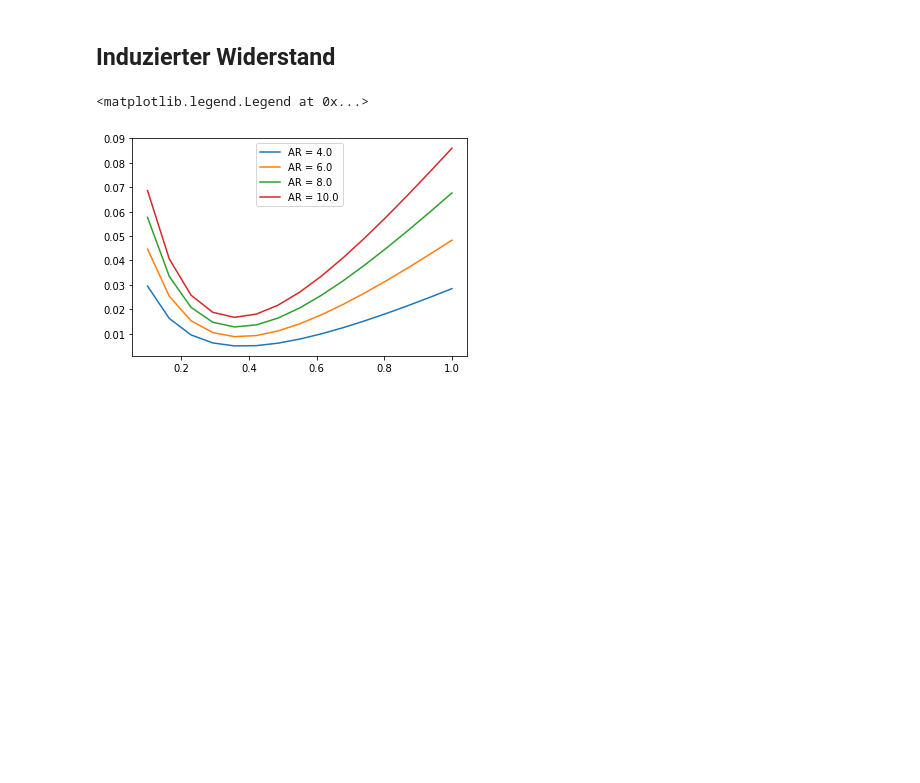
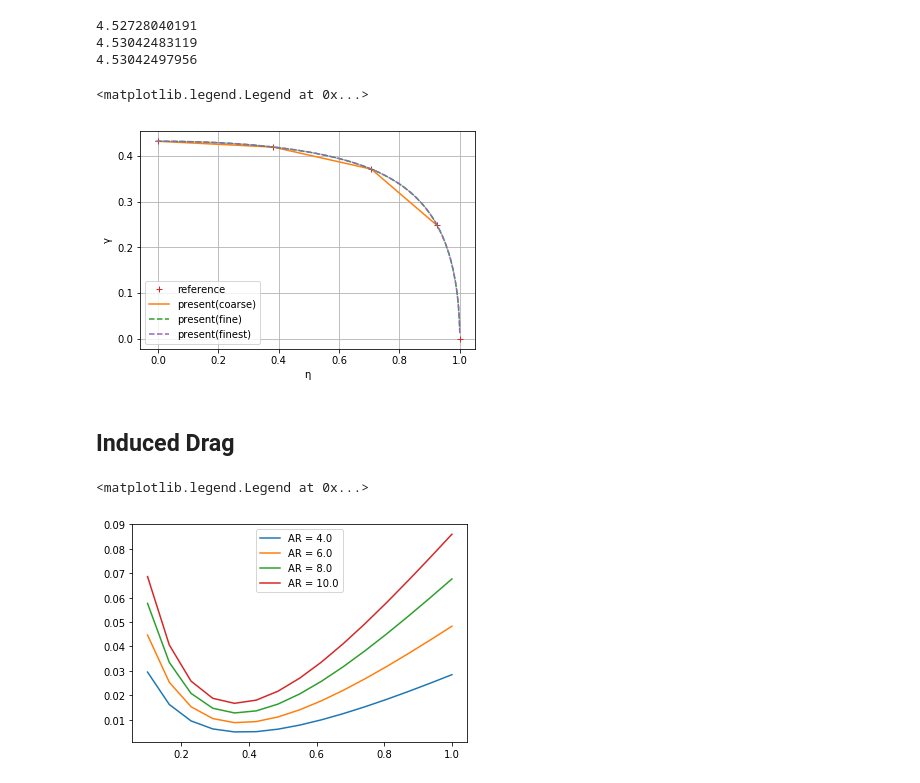
Before and after one commit to akafliegdarmstadt/wingstructure, a Jupyter notebook: examples/Validation_MulthoppMethod.ipynb, the cells around one changed output. Cells and saved outputs as stored; diff of their text form; code cells hidden in the pictures; blank space fills up the shorter version.

Commit message:
update multhopp validation

```diff
--- a/examples/Validation_MulthoppMethod.ipynb
+++ b/examples/Validation_MulthoppMethod.ipynb
@@ -58,3 +13,74 @@ legend(loc='best')
-# %% [markdown]
-## Induzierter Widerstand
+# %%
+Λ = 6 # aspect ratio of wing
+
+b = 15 # m span width
+c = b/Λ # depth of wing
+y_li = [0,b/2] # section positions
+
+α = 1 # angle of attack
+
+# reference results
+ηs_ref = [0,0.3827,0.7071,0.9239,1]
+γs_ref = [0.4320,0.4192,0.3710,0.2485,0]
+
+plt.plot(ηs_ref, γs_ref, 'C3+', label='reference')
+
+# coarse calculation
+M = 7
+
+αs = [α]*M
+θs = np.linspace(np.pi/(M+1), M/(M+1)*np.pi, M)
+ηs = np.cos(θs)
+chords = [c]*M
+dcls = [2*np.pi]*M
+
+γs = multhopp(αs, θs, chords, b, dcls)
+
+plt.plot(ηs[:M//2+1], γs[:M//2+1], 'C1', label='present(coarse)')
+
+print(calculate_liftcoefficients(θs, γs, chords, Λ, b, M)[0])
+
+# finer calculation
+M = 91
+
+αs = [α]*M
+θs = np.linspace(np.pi/(M+1), M/(M+1)*np.pi, M)
+ηs =  np.cos(θs)
+chords = [c]*M
+dcls = [2*np.pi]*M
+
+γs = multhopp(αs, θs, chords, b, dcls)
+
+plt.plot(ηs[:M//2+1], γs[:M//2+1], 'C2--', label='present(fine)')
+
+print(calculate_liftcoefficients(θs, γs, chords, Λ, b, M)[0])
+
+# finest calculation
+M = 190
+
+αs = [α]*M
+θs = np.linspace(np.pi/(M+1), np.pi*M/(M+1), M)
+ηs =  np.cos(θs)
+chords = [c]*M
+dcls = [2*np.pi]*M
+
+γs = multhopp(αs, θs, chords, b, dcls)
+
+plt.plot(ηs[:M//2+1], γs[:M//2+1], 'C4--', label='present(finest)')
+
+print(calculate_liftcoefficients(θs, γs, chords, Λ, b, M)[0])
+
+# layout
+plt.xlabel('η')
+plt.ylabel('γ')
+plt.grid()
+plt.legend(loc='best')
+# %% [output]
+4.52728040191
+4.53042483119
+4.53042497956
+<matplotlib.legend.Legend at 0x...>
+[figure, added]
+# %% [markdown]
+## Induced Drag
 # %%
```
Also changed, not shown: parts of 4 cells of this notebook.
